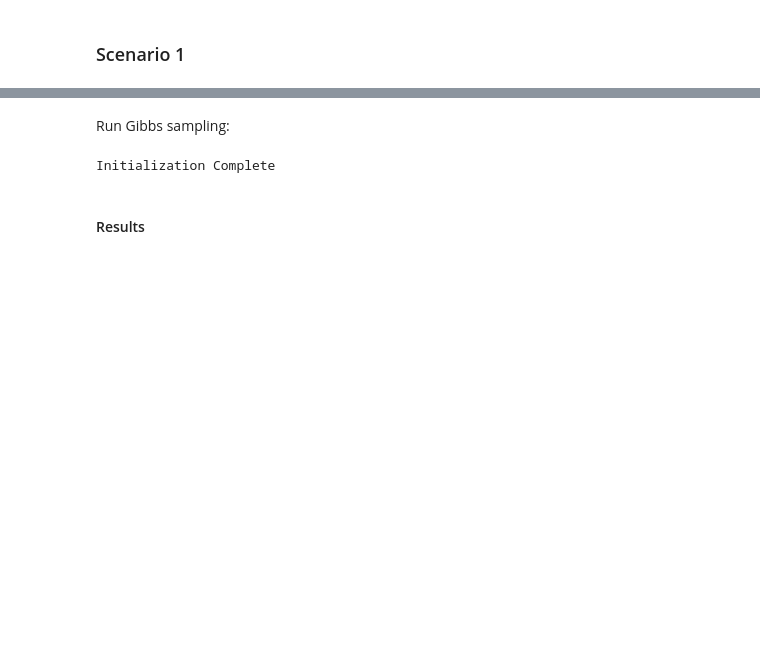
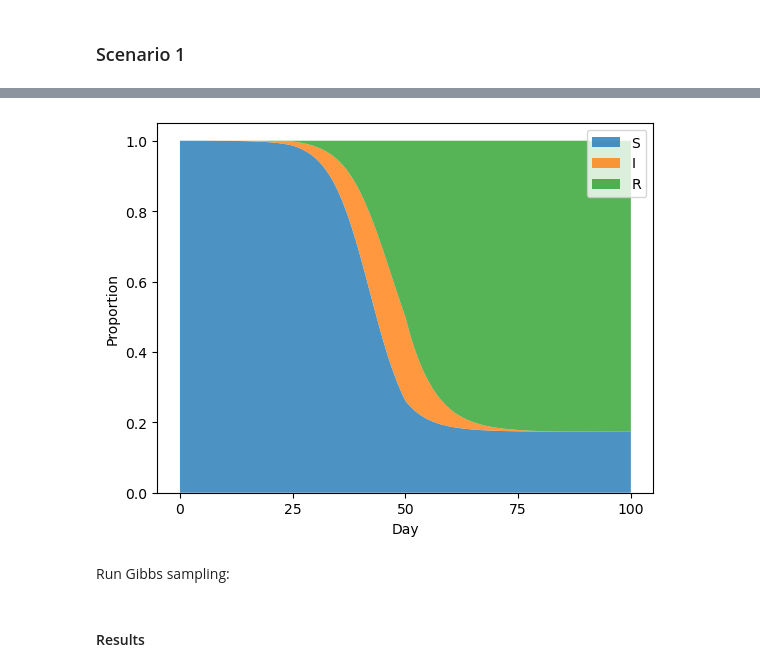
Before and after one commit to enlupi/SIR-Model-Change-Points, a Jupyter notebook: Presentation/Presentation.ipynb, the cells around one changed output, grey strips where cells are left out. Cells and saved outputs as stored; diff of their text form; code cells hidden in the pictures; blank space fills up the shorter version.

```diff
--- a/Presentation/Presentation.ipynb
+++ b/Presentation/Presentation.ipynb
@@ -668,11 +719,11 @@ $$
 def sim_dataset(chg_pt, scenarios, T_max, S0, I0, R0, n_datasets):
 
     N = S0 + I0 + R0
-    n_sc = scenarios.shape[0]
+    n_sc = len(scenarios)
 
     # create array of transmission and removal rate parameters at each time step
-    beta  = np.array([[scenarios[i,(chg_pt <= t+1).sum(),0] for t in range(T_max)] for i in range(n_sc)])
-    gamma = np.array([[scenarios[i,(chg_pt <= t+1).sum(),1] for t in range(T_max)] for i in range(n_sc)])
+    beta  = np.array([[scenarios[i][(chg_pt[i] <= t+1).sum()][0] for t in range(T_max)] for i in range(n_sc)])
+    gamma = np.array([[scenarios[i][(chg_pt[i] <= t+1).sum()][1] for t in range(T_max)] for i in range(n_sc)])
 
 
     Delta_I = np.zeros(shape=(n_datasets, n_sc, T_max+1), dtype=np.int32)
@@ -699,15 +770,20 @@ def sim_dataset(chg_pt, scenarios, T_max, S0, I0, R0, n_datasets):
 T_max = 100
 N = 1_000_000
 
-chg_pt = np.array([26, 51, 76])
+chg_pt1 = np.array([26, 51, 76])
+chg_pt2 = np.array([26, 51, 76])
+chg_pt3 = np.array([36, 75])
 
 sc_1 = [(0.3, 0.05), (0.4, 0.15), (0.25, 0.2),  (0.2,  0.25)]
-sc_2 = [(0.4, 0.1),  (0.4, 0.25), (0.25, 0.25), (0.25, 0.4) ]
-sc_3 = [(0.5, 0.1),  (0.3, 0.3),  (0.4,  0.2),  (0.2,  0.4) ]
-scenarios = np.array([sc_1, sc_2, sc_3])
+sc_2 = [(0.4, 0.1),  (0.4, 0.3), (0.25, 0.25), (0.25, 0.4) ]
+sc_3 = [(0.2, 0.1),  (0.6, 0.05),  (0.3,  0.4) ]
+scenarios = [sc_1, sc_2, sc_3]
+chg_pts = [chg_pt1, chg_pt2, chg_pt3]
 
 S0 = N-50
 I0 = 50
 R0 = 0
 
 n_datasets = 100
+
+Delta_I, Delta_R, S, I, R =  sim_dataset(chg_pts, scenarios, T_max, S0, I0, R0, n_datasets)
@@ -748,22 +824,24 @@ data
+# %%
+plot_SRI(S, I, R, d=0,sc=0)
+# %% [output]
+[figure, added]
 # %% [markdown]
 Run Gibbs sampling:
 # %%
-run_chain   = True
+run_chain   = False
 sample_type = 'paper'
-n_samples   = 1000
-p =0.03
+n_samples   = 5000
+p =0.003
 file_name = 'scenario1_p3'
 
-MCMC_chain = {}
+MCMC_chain1 = {}
 if run_chain:
-    MCMC_chain = gibbs_sampling(data, samples=n_samples, burnin=5000, thinning=10, delta_sample=sample_type, p=p)
-    with open(f'Data/{file_name}.pkl', 'wb') as f:
-        pickle.dump(MCMC_chain, f)
+    MCMC_chain1 = gibbs_sampling(data1, samples=n_samples, burnin=5000, T_max=stop_ind1,thinning=10, delta_sample=sample_type, p=p)
+    with open(f'{file_name}.pkl', 'wb') as f:
+        pickle.dump(MCMC_chain1, f)
 else:
-    with open(f'Data/{file_name}.pkl', 'rb') as f:
-        MCMC_chain = pickle.load(f)
+    with open(f'{file_name}.pkl', 'rb') as f:
+        MCMC_chain1 = pickle.load(f)
-# %% [output]
-Initialization Complete
 # %% [markdown]
 #### Results
 # %% [markdown]
```
Also changed, not shown: parts of 50 cells of this notebook, 9 other files.
